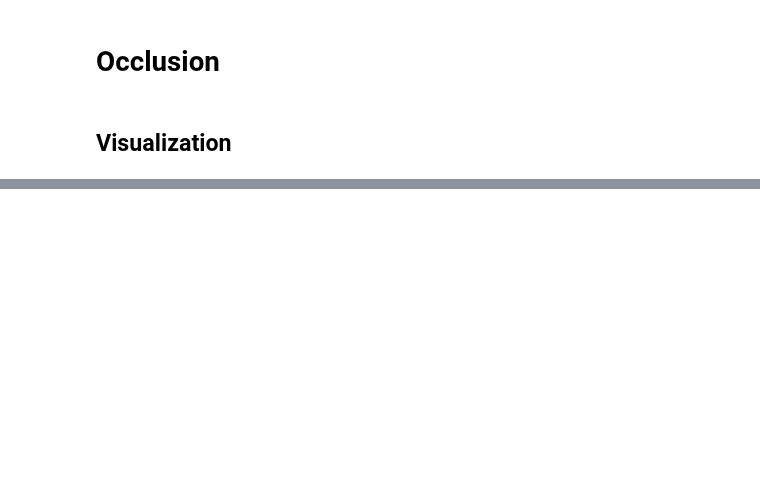
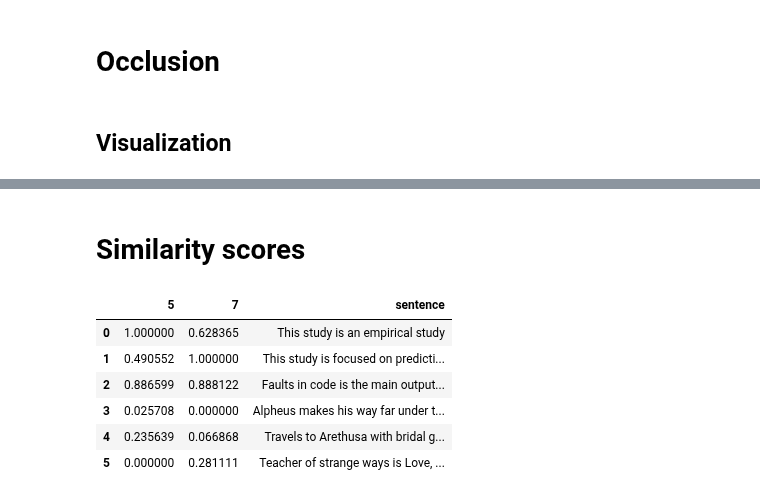
Before and after one commit to jteijema/ASR-XAI, a Jupyter notebook: ASRXAI.ipynb, the cells around one changed output, grey strips where cells are left out. Cells and saved outputs as stored; diff of their text form; code cells hidden in the pictures; blank space fills up the shorter version.

```diff
--- a/ASRXAI.ipynb
+++ b/ASRXAI.ipynb
@@ -470,0 +393,23 @@ Matrix-Augmented Bone Marrow Stimulation With a Polyglycolic Acid Membrane With
+# %%
+test_series = pd.Series(
+    df_concept_aligned.columns,
+    index=df_concept_aligned.columns,
+)
+
+test_series.title = ""
+test_series.abstract = """
+In this empirical study, we analyse revision and static-metric data from nine open-source Java projects. We train time-ordered machine-learning models to predict whether a given class will contain faults in its next release, thereby focusing squarely on fault prediction at the unit level of a software system. The sole dependent variable in every model is the post-release fault count for each class, obtained from linked issue trackers. These results show that empirically derived models can accurately flag the most fault-prone units.
+"""
+test_series.text = test_series.abstract
+embed = embedding_normalizer.normalize(simulate.cycles[0].feature_extractor.steps[1][1].fit_transform(test_series.abstract))
+test_series.u = factorization.transform(embed.reshape(1, -1))[0]
+test_series.a = occlude_concepts(
+    row=test_series,
+    concept_ids=top_cids,
+    simulate=simulate,
+    factorization=factorization,
+    component_size="clauses",
+)
+
+#alignment = occlude_concepts(df_concept_aligned.iloc[1], top_cids, component_size='clauses')
+visualize_concepts(test_series.a, 0.2, print=True)
@@ -470,0 +458,2 @@ Matrix-Augmented Bone Marrow Stimulation With a Polyglycolic Acid Membrane With
+# %% [markdown]
+# Similarity scores
@@ -470,0 +478,10 @@ Matrix-Augmented Bone Marrow Stimulation With a Polyglycolic Acid Membrane With
+# %%
+similarity_df
+# %% [output]
+|  | 5 | 7 | sentence |
+| 0 | 1.000000 | 0.628365 | This study is an empirical study |
+| 1 | 0.490552 | 1.000000 | This study is focused on predicti... |
+| 2 | 0.886599 | 0.888122 | Faults in code is the main output... |
+| 3 | 0.025708 | 0.000000 | Alpheus makes his way far under t... |
+| 4 | 0.235639 | 0.066868 | Travels to Arethusa with bridal g... |
+| 5 | 0.000000 | 0.281111 | Teacher of strange ways is Love, ... |
```
Also changed, not shown: parts of 35 cells of this notebook, 2 other files.
